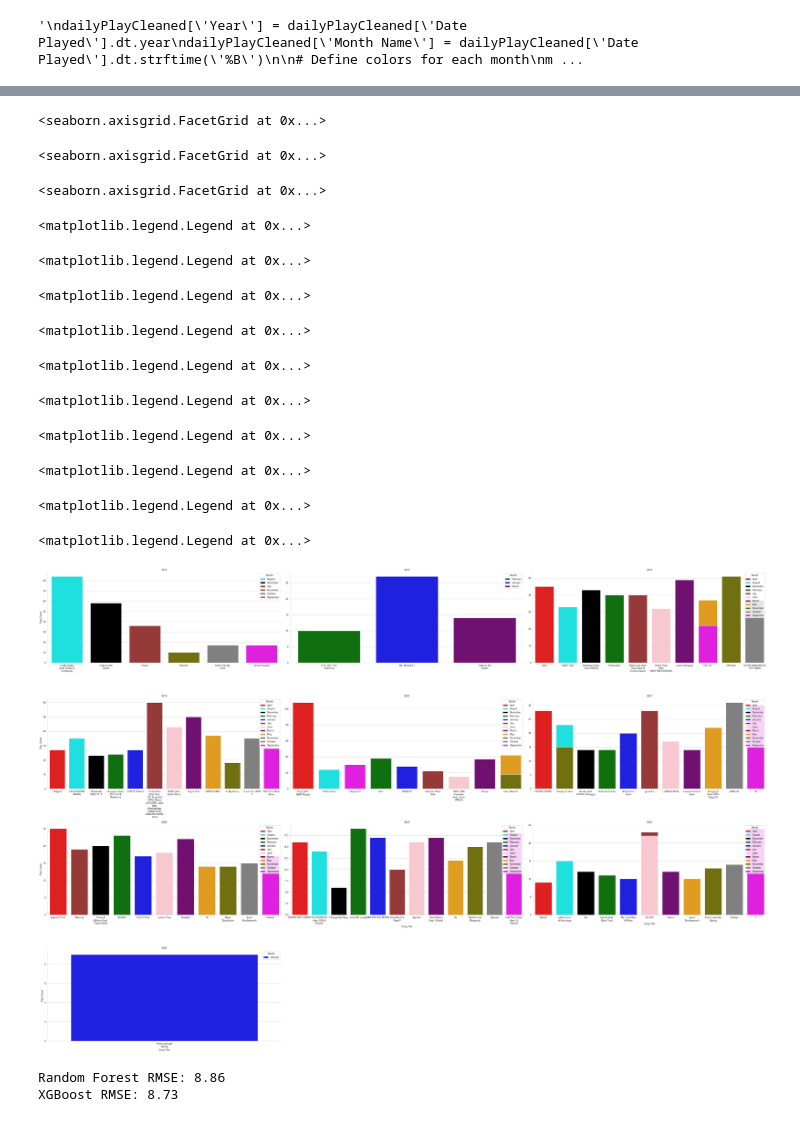
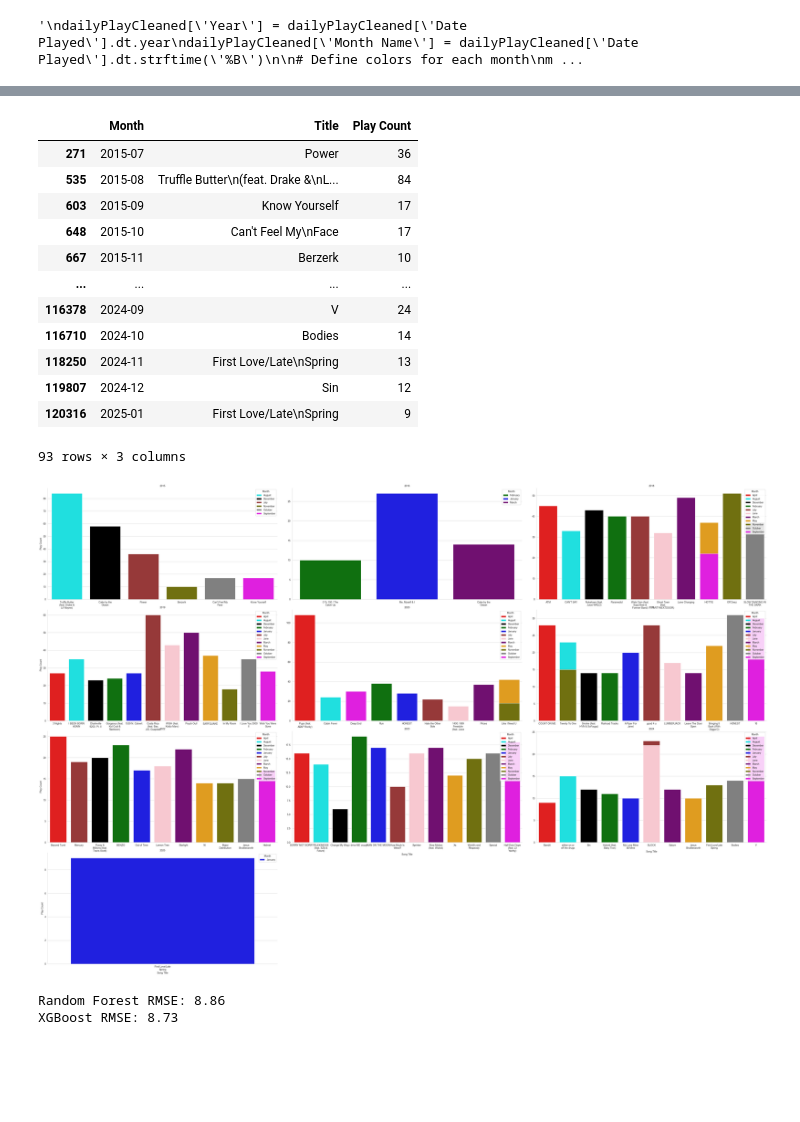
Before and after one commit to kurt-jr/Genius, a Jupyter notebook: AppleMusic.ipynb, the cells around one changed output, grey strips where cells are left out. Cells and saved outputs as stored; diff of their text form; code cells hidden in the pictures; blank space fills up the shorter version.

```diff
--- a/AppleMusic.ipynb
+++ b/AppleMusic.ipynb
@@ -427,6 +430,8 @@ plt.show()
 # %% [output]
 '\ndailyPlayCleaned[\'Year\'] = dailyPlayCleaned[\'Date Played\'].dt.year\ndailyPlayCleaned[\'Month Name\'] = dailyPlayCleaned[\'Date Played\'].dt.strftime(\'%B\')\n\n# Define colors for each month\nm ...
 # %%
+dailyPlayCleaned['Year'] = dailyPlayCleaned['Date Played'].dt.year
+dailyPlayCleaned['Month Name'] = dailyPlayCleaned['Date Played'].dt.strftime('%B')
 #Define colors for each month
 month_colors = {
     'January': 'blue', 'February': 'green', 'March': 'purple', 'April': 'red',
@@ -456,47 +461,53 @@ KeyError: 'Year'
+# %%
+top_songs_monthly
+# %% [output]
+|  | Month | Title | Play Count |
+| 271 | 2015-07 | Power | 36 |
+| 535 | 2015-08 | Truffle Butter\n(feat. Drake &\nL... | 84 |
+| 603 | 2015-09 | Know Yourself | 17 |
+| 648 | 2015-10 | Can't Feel My\nFace | 17 |
+| 667 | 2015-11 | Berzerk | 10 |
+| ... | ... | ... | ... |
+| 116378 | 2024-09 | V | 24 |
+| 116710 | 2024-10 | Bodies | 14 |
+| 118250 | 2024-11 | First Love/Late\nSpring | 13 |
+| 119807 | 2024-12 | Sin | 12 |
+| 120316 | 2025-01 | First Love/Late\nSpring | 9 |
+93 rows × 3 columns
 # %%
 import textwrap
 
 # Function to wrap text
 def wrap_labels(ax, width):
     """Wrap x-axis labels to a specified character width."""
     labels = [textwrap.fill(label.get_text(), width) for label in ax.get_xticklabels()]
     ax.set_xticklabels(labels, rotation=0, ha='center')  # Keep labels centered
 
 # Modify song titles for better wrapping
 top_songs_monthly['Title'] = top_songs_monthly['Title'].apply(lambda x: textwrap.fill(x, width=15))
+
+top_songs_monthly = dailyPlayCleaned.groupby(['Year', 'Month Name', 'Title'])['Play Count'].sum().reset_index()
+top_songs_monthly = top_songs_monthly.loc[top_songs_monthly.groupby(['Year', 'Month Name'])['Play Count'].idxmax()]
 
 # Plot with FacetGrid
 sns.set_style('whitegrid')
 g = sns.FacetGrid(top_songs_monthly, col='Year', col_wrap=3, height=7, aspect=2, sharex=False, sharey=False)
 g.map_dataframe(sns.barplot, x='Title', y='Play Count', hue='Month Name', palette=month_colors, dodge=False)
 
 g.set_axis_labels("Song Title", "Play Count")
 g.set_titles(col_template="{col_name}")
 
 # Move legends inside each subplot
 for ax in g.axes.flat:
     handles, labels = ax.get_legend_handles_labels()
     ax.legend(handles, labels, loc='upper right', title='Month')
 
     # Wrap x-axis labels
     wrap_labels(ax, width=15)  # Adjust width as needed
 
 plt.show()
 # %% [output]
-<seaborn.axisgrid.FacetGrid at 0x...>
-<seaborn.axisgrid.FacetGrid at 0x...>
-<seaborn.axisgrid.FacetGrid at 0x...>
-<matplotlib.legend.Legend at 0x...>
-<matplotlib.legend.Legend at 0x...>
-<matplotlib.legend.Legend at 0x...>
-<matplotlib.legend.Legend at 0x...>
-<matplotlib.legend.Legend at 0x...>
-<matplotlib.legend.Legend at 0x...>
-<matplotlib.legend.Legend at 0x...>
-<matplotlib.legend.Legend at 0x...>
-<matplotlib.legend.Legend at 0x...>
-<matplotlib.legend.Legend at 0x...>
-[figure, old version]
+[figure, new version]
 # %%
 weeks_hours = weekly_duration.drop(columns=['Play Duration Milliseconds'])
 # %%
```
Also changed, not shown: parts of 5 cells of this notebook.
